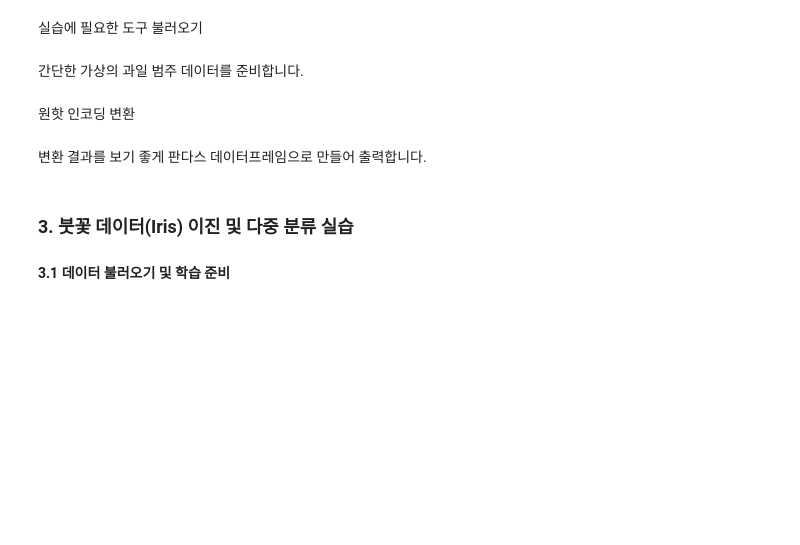
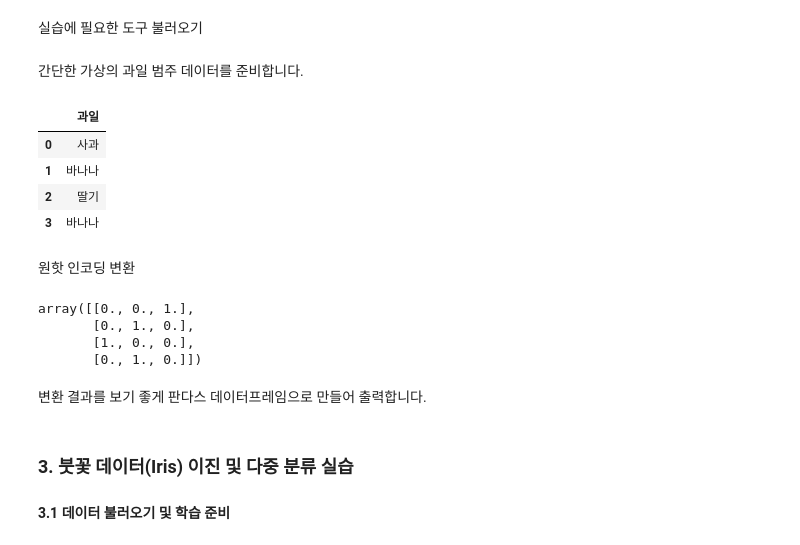
Before and after one commit to yonggyo1125/ax_study, a Jupyter notebook: 04_MACHINE_LEARNING/src/04_machine_learning/chapter03/02.ipynb, the cells around one changed output. Cells and saved outputs as stored; diff of their text form; code cells hidden in the pictures; blank space fills up the shorter version.

```diff
--- a/04_MACHINE_LEARNING/src/04_machine_learning/chapter03/02.ipynb
+++ b/04_MACHINE_LEARNING/src/04_machine_learning/chapter03/02.ipynb
@@ -10,7 +12,26 @@
 # %% [markdown]
 간단한 가상의 과일 범주 데이터를 준비합니다.
+# %%
+data = pd.DataFrame({'과일': ['사과', '바나나', '딸기', '바나나']})
+data
+# %% [output]
+|  | 과일 |
+| 0 | 사과 |
+| 1 | 바나나 |
+| 2 | 딸기 |
+| 3 | 바나나 |
 # %% [markdown]
 원핫 인코딩 변환
+# %%
+encoder = OneHotEncoder(sparse_output=False)
+encoded_data = encoder.fit_transform(data[['과일']])
+
+encoded_data
+# %% [output]
+array([[0., 0., 1.],
+       [0., 1., 0.],
+       [1., 0., 0.],
+       [0., 1., 0.]])
 # %% [markdown]
 변환 결과를 보기 좋게 판다스 데이터프레임으로 만들어 출력합니다.
 # %% [markdown]
```
Also changed, not shown: parts of 3 cells of this notebook.
